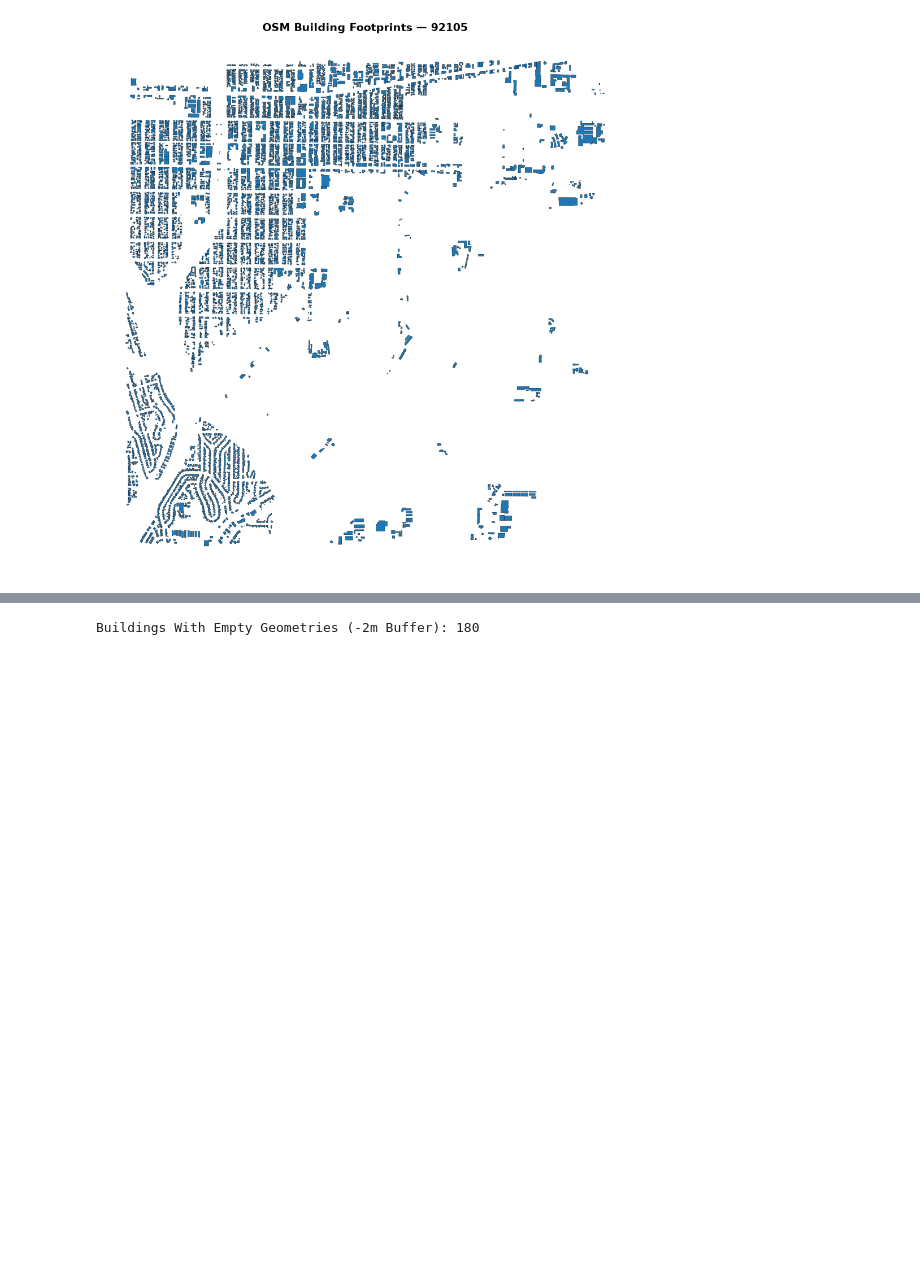
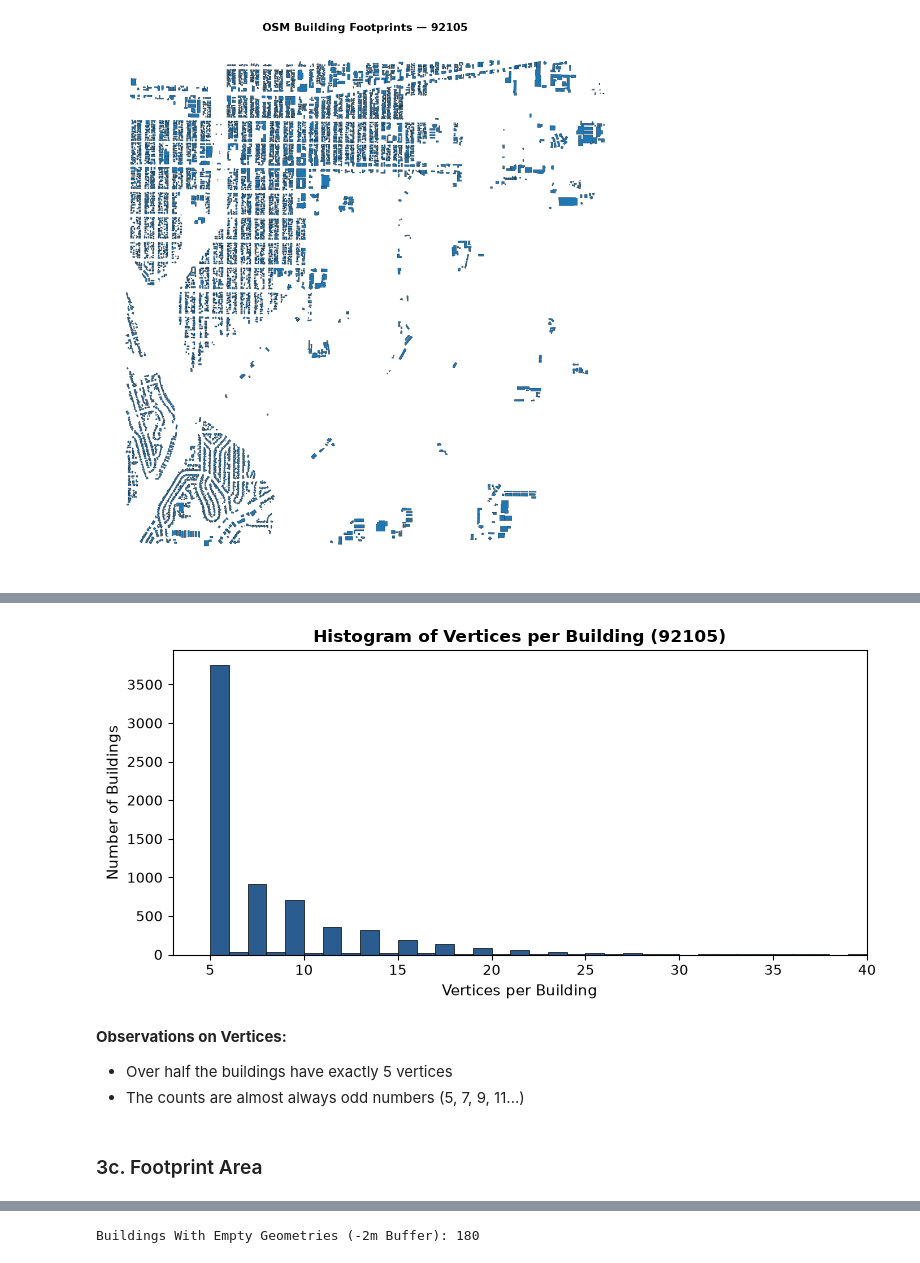
Before and after one commit to aarshiagupta/property-footprint-intelligence, a Jupyter notebook: notebooks/footprint_analysis/92105_city_heights.ipynb, the cells around one changed output, grey strips where cells are left out. Drawn from its saved outputs; the diff is of its cells as text; code cells hidden in the pictures; blank space fills up the shorter version.

Commit message:
Complete 92105 footprint analysis: DuckDB stats, buffer/shift transformations, and non-convex centroids (parts 3-4f)

```diff
--- a/notebooks/footprint_analysis/92105_city_heights.ipynb
+++ b/notebooks/footprint_analysis/92105_city_heights.ipynb
@@ -61,0 +92,19 @@ gdf_utm = gdf.to_crs(epsg=32611)
+# %%
+# Extract vertex and area stats into pandas
+stats = con.sql("""
+    SELECT id,
+           ST_NPoints(geom) AS n_vertices,
+           ST_Area(geom)    AS area_m2
+    FROM buildings
+""").df()
+
+# View the most common vertex counts
+con.sql("""
+    SELECT ST_NPoints(geom) AS n_vertices,
+           COUNT(*) AS n_buildings,
+           ROUND(COUNT(*) * 100.0 / SUM(COUNT(*)) OVER (), 2) AS pct
+    FROM buildings
+    GROUP BY 1
+    ORDER BY n_buildings DESC
+    LIMIT 10
+""")
@@ -61,0 +123,26 @@ gdf_utm = gdf.to_crs(epsg=32611)
+# %%
+# Histograms
+fig, ax = plt.subplots(figsize=(8, 4))
+
+ax.hist(
+    stats["n_vertices"],
+    bins=range(int(stats["n_vertices"].min()), int(stats["n_vertices"].max()) + 2),
+    color="#2b5c8f",
+    edgecolor="black",
+    linewidth=0.5
+)
+
+ax.set_xlabel("Vertices per Building", fontsize=11)
+ax.set_ylabel("Number of Buildings", fontsize=11)
+ax.set_title("Histogram of Vertices per Building (92105)", fontsize=12, fontweight="bold")
+ax.set_xlim(3, 40)
+plt.tight_layout()
+plt.show()
+# %% [output]
+[figure, added]
+# %% [markdown]
+**Observations on Vertices:**
+- Over half the buildings have exactly 5 vertices
+- The counts are almost always odd numbers (5, 7, 9, 11...)
+# %% [markdown]
+### 3c. Footprint Area
```
Also changed, not shown: parts of 31 cells of this notebook.
